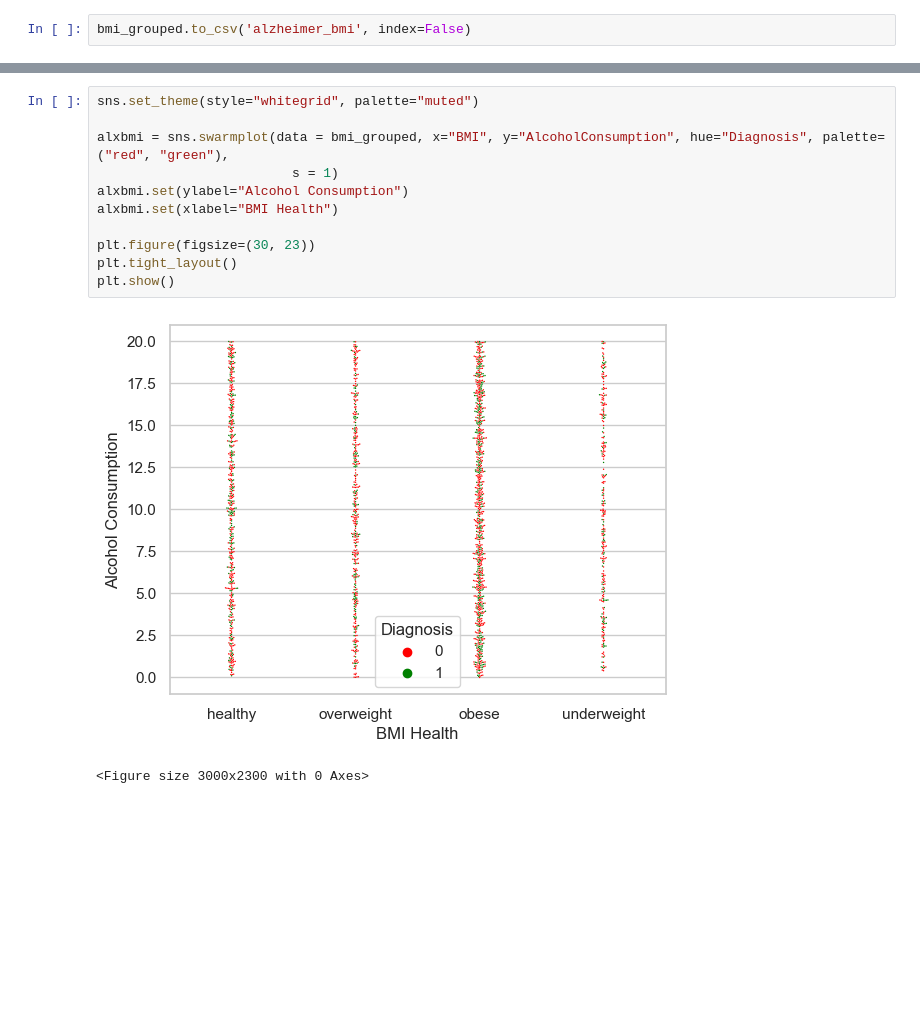
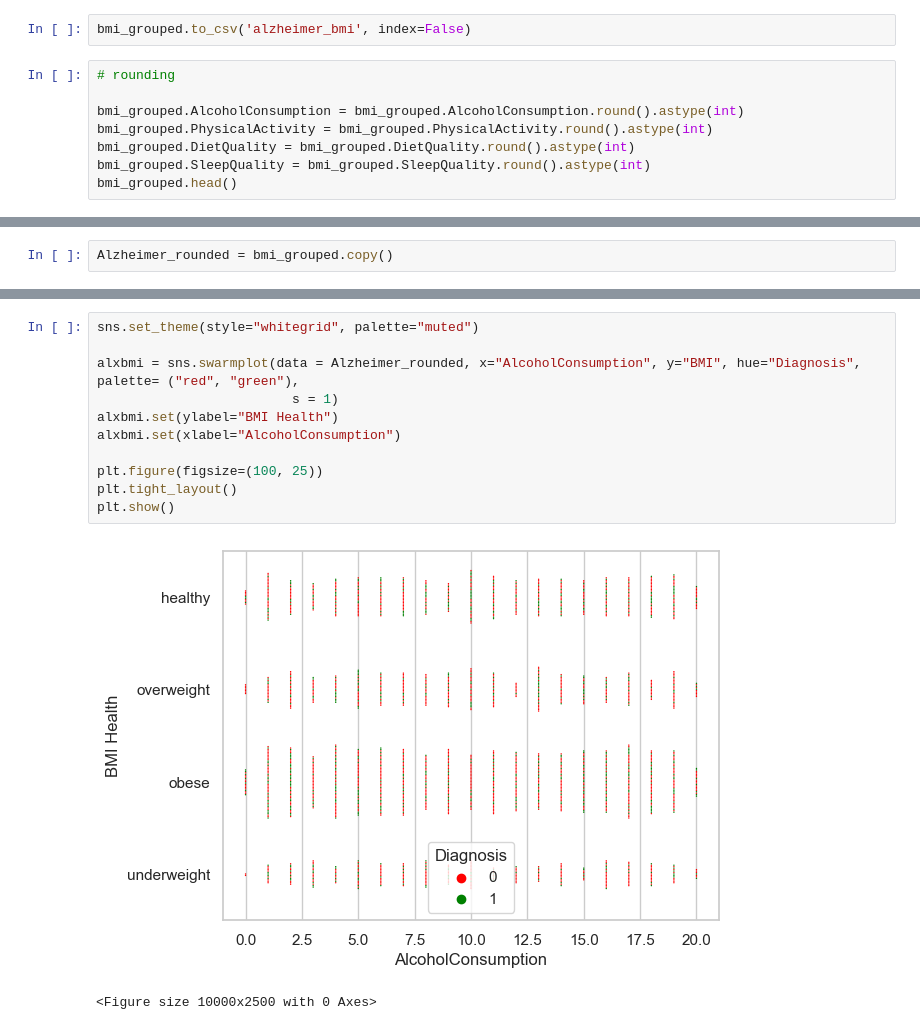
Before and after one commit to Project-4-Team-2/Project-4-Team-2, a Jupyter notebook: alzheimer_analysis_pre.ipynb, the cells around one changed output, grey strips where cells are left out. Drawn from its saved outputs; the diff is of its cells as text; blank space fills up the shorter version.

Commit message:
graphs

```diff
--- a/alzheimer_analysis_pre.ipynb
+++ b/alzheimer_analysis_pre.ipynb
@@ -318,2 +320,10 @@ See the caveats in the documentation: https://pandas.pydata.org/pandas-docs/stab
 # %%
 bmi_grouped.to_csv('alzheimer_bmi', index=False)
+# %%
+# rounding
+
+bmi_grouped.AlcoholConsumption = bmi_grouped.AlcoholConsumption.round().astype(int)
+bmi_grouped.PhysicalActivity = bmi_grouped.PhysicalActivity.round().astype(int)
+bmi_grouped.DietQuality = bmi_grouped.DietQuality.round().astype(int)
+bmi_grouped.SleepQuality = bmi_grouped.SleepQuality.round().astype(int)
+bmi_grouped.head()
@@ -319,0 +338,2 @@ bmi_grouped.to_csv('alzheimer_bmi', index=False)
+# %%
+Alzheimer_rounded = bmi_grouped.copy()
@@ -320,16 +360,16 @@ bmi_grouped.to_csv('alzheimer_bmi', index=False)
 # %%
 sns.set_theme(style="whitegrid", palette="muted")
 
-alxbmi = sns.swarmplot(data = bmi_grouped, x="BMI", y="AlcoholConsumption", hue="Diagnosis", palette= ("red", "green"),
+alxbmi = sns.swarmplot(data = Alzheimer_rounded, x="AlcoholConsumption", y="BMI", hue="Diagnosis", palette= ("red", "green"),
                          s = 1)
-alxbmi.set(ylabel="Alcohol Consumption")
-alxbmi.set(xlabel="BMI Health")
+alxbmi.set(ylabel="BMI Health")
+alxbmi.set(xlabel="AlcoholConsumption")
 
-plt.figure(figsize=(30, 23))
+plt.figure(figsize=(100, 25))
 plt.tight_layout()
 plt.show()
 # %% [output]
-[figure, old version]
+[figure, new version]
-<Figure size 3000x2300 with 0 Axes>
+<Figure size 10000x2500 with 0 Axes>
 # %%
 g = sns.lmplot(
```
Also changed, not shown: parts of 15 cells of this notebook.
